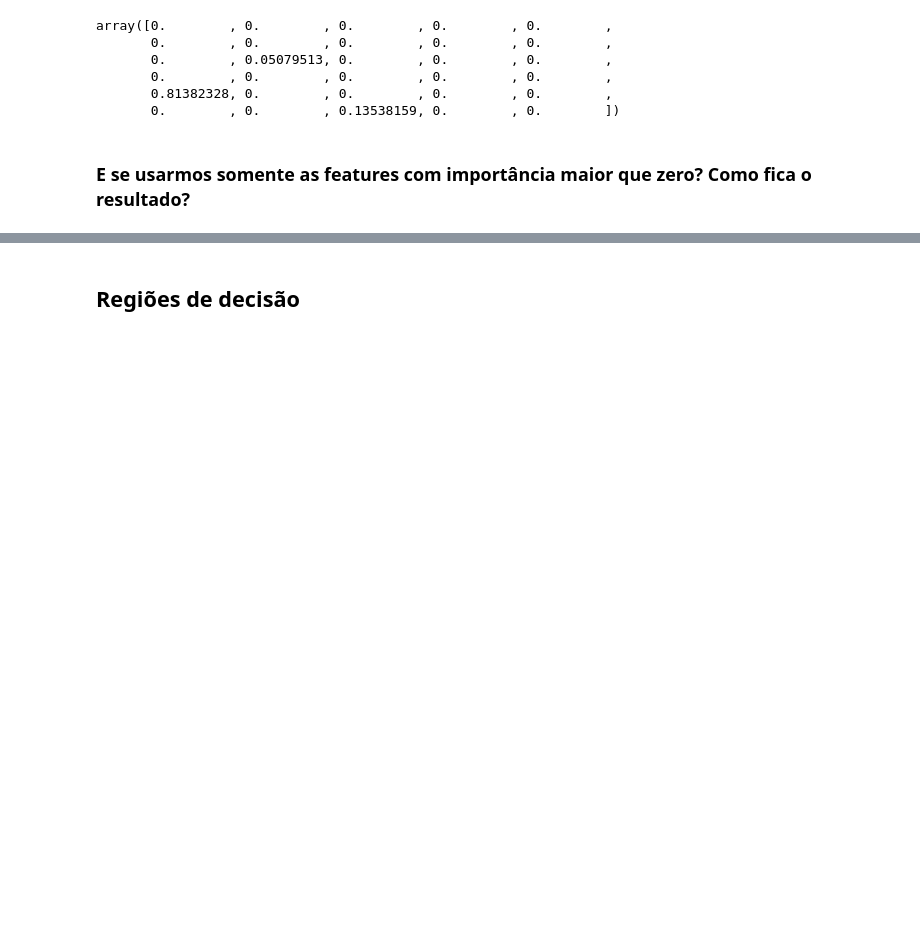
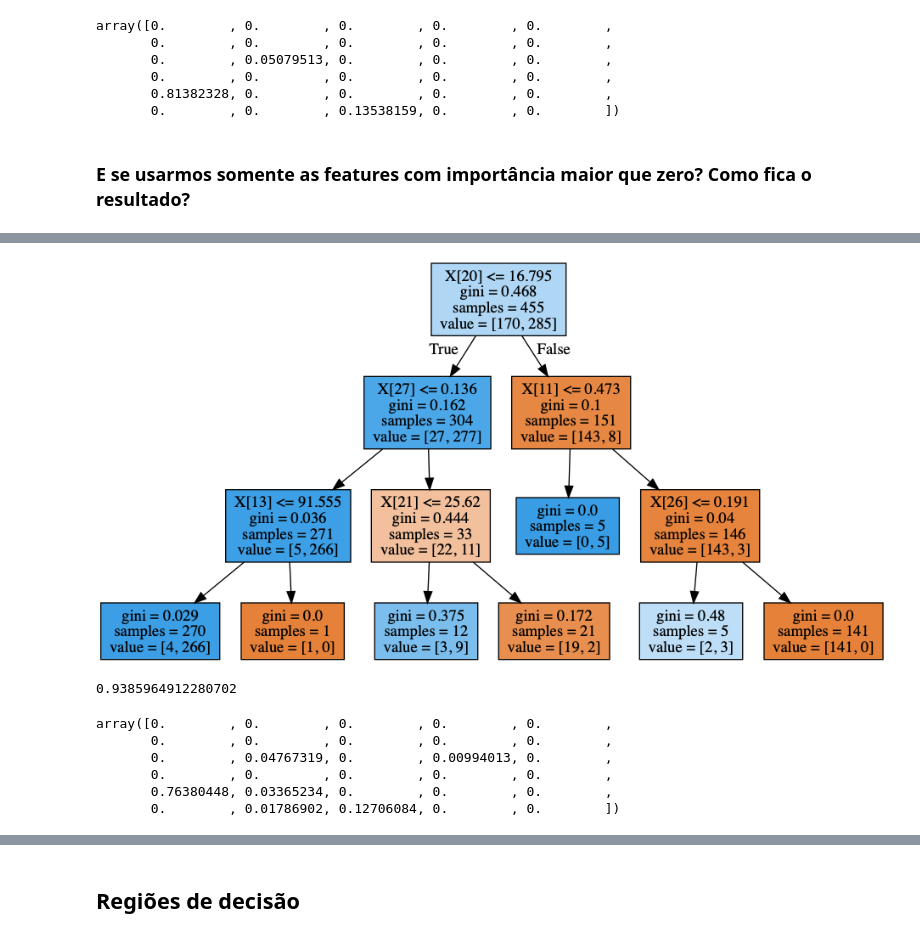
Before and after one commit to InsightLab/imersao-ciencia-de-dados, a Jupyter notebook: 2019/07-Modelos_Baseados_em_Arvores/1-Arvores_Decisao-Parte_1.ipynb, the cells around one changed output, grey strips where cells are left out. Drawn from its saved outputs; the diff is of its cells as text; code cells hidden in the pictures; blank space fills up the shorter version.

```diff
--- a/2019/07-Modelos_Baseados_em_Arvores/1-Arvores_Decisao-Parte_1.ipynb
+++ b/2019/07-Modelos_Baseados_em_Arvores/1-Arvores_Decisao-Parte_1.ipynb
@@ -37,0 +85,28 @@ array([0.        , 0.        , 0.        , 0.        , 0.        ,
+# %%
+from sklearn.externals.six import StringIO
+from sklearn.tree import export_graphviz
+import pydotplus
+from IPython.display import Image
+
+dot_data = StringIO()
+export_graphviz(dt, out_file=dot_data, filled=True)
+graph = pydotplus.graph_from_dot_data(dot_data.getvalue())
+Image(graph.create_png())
+# %% [output]
+[figure, added]
+# %%
+dt = DecisionTreeClassifier(max_depth=3, random_state=42)
+dt.fit(X_train,y_train)
+y_pred = dt.predict(X_test)
+accuracy_score(y_test, y_pred)
+# %% [output]
+0.9385964912280702
+# %%
+dt.feature_importances_
+# %% [output]
+array([0.        , 0.        , 0.        , 0.        , 0.        ,
+       0.        , 0.        , 0.        , 0.        , 0.        ,
+       0.        , 0.04767319, 0.        , 0.00994013, 0.        ,
+       0.        , 0.        , 0.        , 0.        , 0.        ,
+       0.76380448, 0.03365234, 0.        , 0.        , 0.        ,
+       0.        , 0.01786902, 0.12706084, 0.        , 0.        ])
```
Also changed, not shown: parts of 9 cells of this notebook, 3 other files.
